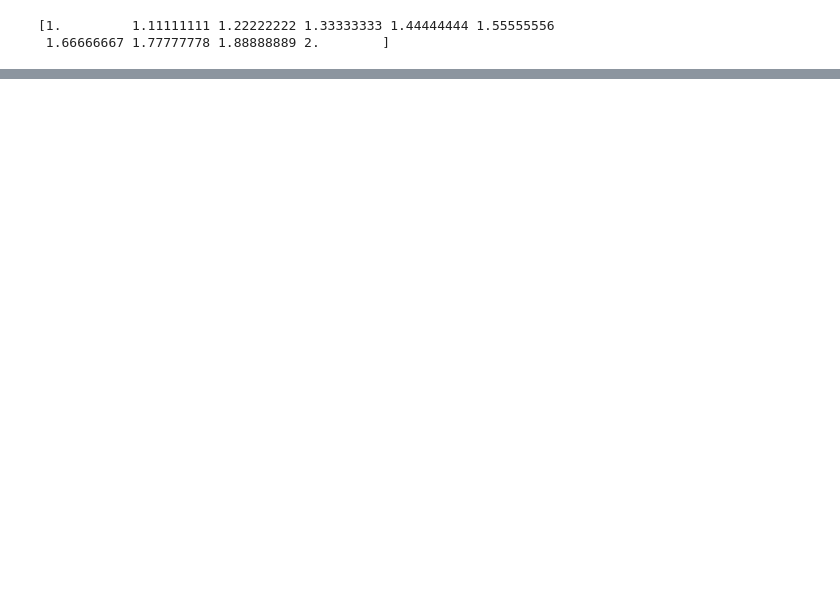
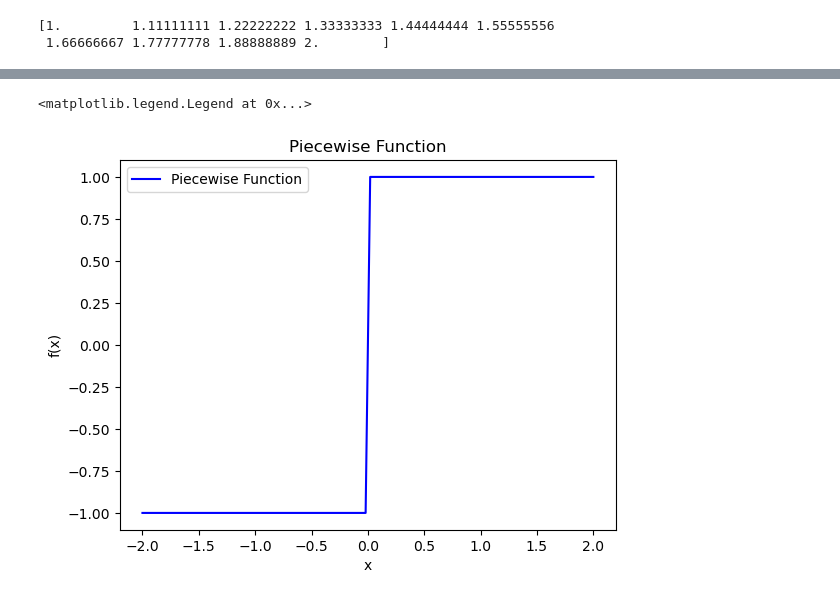
Before and after one commit to amirkhan1092/Batch2023-24, a Jupyter notebook: module2/matplotlib/plotting2d.ipynb, the cells around one changed output, grey strips where cells are left out. Saved outputs shown, nothing was run; the diff lists cells and outputs as text; code cells hidden in the pictures; blank space fills up the shorter version.

```diff
--- a/module2/matplotlib/plotting2d.ipynb
+++ b/module2/matplotlib/plotting2d.ipynb
@@ -56,0 +63,33 @@ print(arr)
+# %%
+import numpy as np
+import matplotlib.pyplot as plt
+
+# # Define the piecewise function
+# def piecewise_function(x):
+#     return np.where(x < 0, -1, 1)
+
+# Generate x values ranging from -2 to 2
+x_values = np.linspace(-2, 2, 100)
+
+# Calculate y values for the piecewise function
+y_values = np.sign(x_values)
+
+# Plot the piecewise function
+plt.plot(x_values, y_values, label='Piecewise Function', color='blue')
+
+# Add labels and title
+plt.xlabel('x')
+plt.ylabel('f(x)')
+plt.title('Piecewise Function')
+
+# Add a legend
+plt.legend()
+
+# # Show the plot
+# plt.grid(True)
+# plt.axhline(0, color='black', linewidth=0.5)
+# plt.axvline(0, color='black', linewidth=0.5)
+# plt.show()
+# %% [output]
+<matplotlib.legend.Legend at 0x...>
+[figure, added]
```
Also changed, not shown: parts of 4 cells of this notebook, 7 other files.
